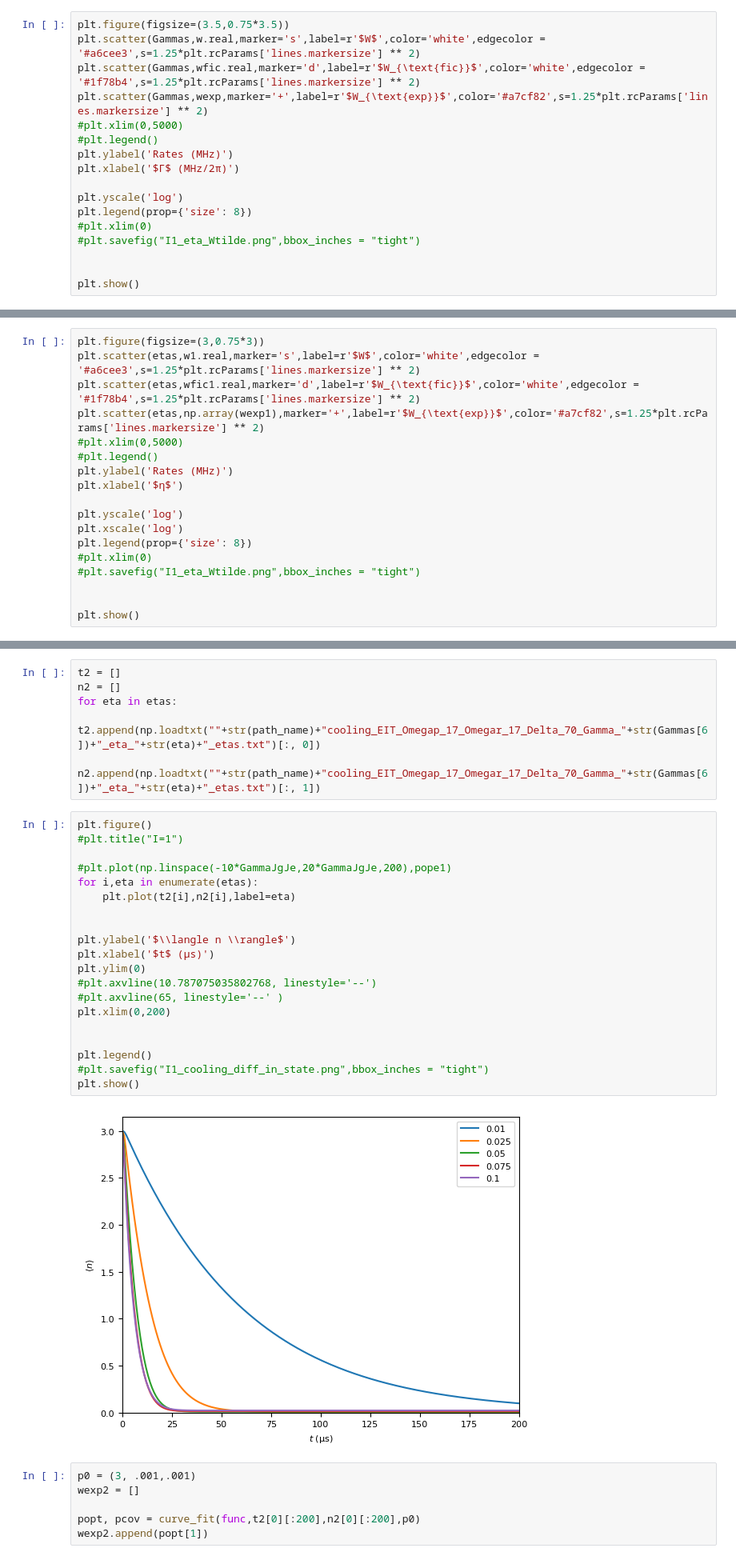
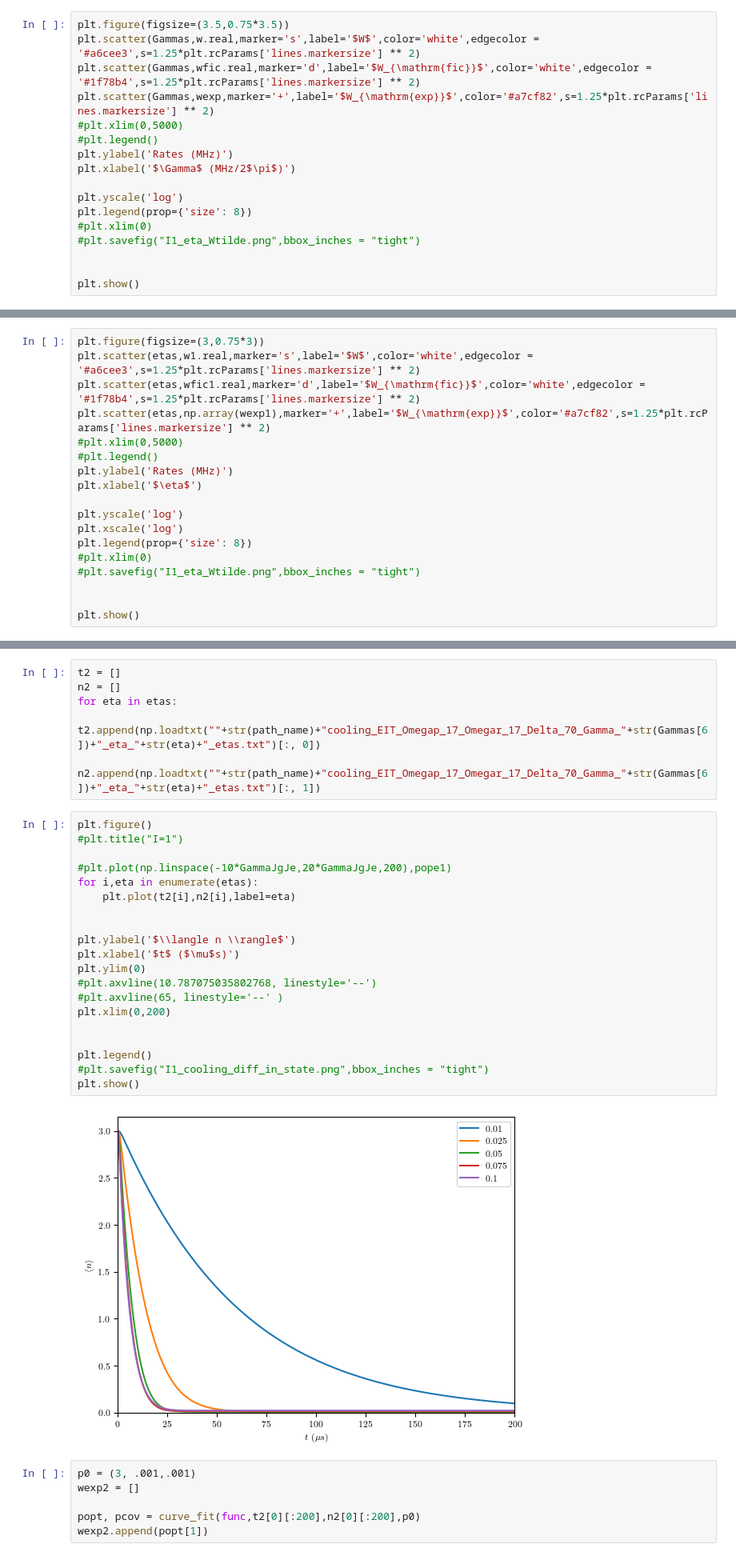
Before and after one commit to katyafouka/multi_eit, a Jupyter notebook: single_EIT/single_eit_plots_Gammas_etas.ipynb, the cells around one changed output, grey strips where cells are left out. Shown at 80% size. Drawn from its saved outputs; the diff is of its cells as text.

```diff
--- a/single_EIT/single_eit_plots_Gammas_etas.ipynb
+++ b/single_EIT/single_eit_plots_Gammas_etas.ipynb
@@ -325,13 +331,13 @@ for i in range(len(Gammas)):
 plt.rcParams.update({'font.size':8 })
 # %%
 plt.figure(figsize=(3.5,0.75*3.5))
-plt.scatter(Gammas,w.real,marker='s',label=r'$W$',color='white',edgecolor = '#a6cee3',s=1.25*plt.rcParams['lines.markersize'] ** 2)
-plt.scatter(Gammas,wfic.real,marker='d',label=r'$W_{\text{fic}}$',color='white',edgecolor = '#1f78b4',s=1.25*plt.rcParams['lines.markersize'] ** 2)
-plt.scatter(Gammas,wexp,marker='+',label=r'$W_{\text{exp}}$',color='#a7cf82',s=1.25*plt.rcParams['lines.markersize'] ** 2)
+plt.scatter(Gammas,w.real,marker='s',label='$W$',color='white',edgecolor = '#a6cee3',s=1.25*plt.rcParams['lines.markersize'] ** 2)
+plt.scatter(Gammas,wfic.real,marker='d',label='$W_{\mathrm{fic}}$',color='white',edgecolor = '#1f78b4',s=1.25*plt.rcParams['lines.markersize'] ** 2)
+plt.scatter(Gammas,wexp,marker='+',label='$W_{\mathrm{exp}}$',color='#a7cf82',s=1.25*plt.rcParams['lines.markersize'] ** 2)
 #plt.xlim(0,5000)
 #plt.legend()
 plt.ylabel('Rates (MHz)')
-plt.xlabel('$Γ$ (ΜΗz/2π)')
+plt.xlabel('$\Gamma$ (MHz/2$\pi$)')
 
 plt.yscale('log')
 plt.legend(prop={'size': 8})
@@ -400,13 +406,13 @@ for i in range(len(etas)):
     wexp1.append(popt[1])
 # %%
 plt.figure(figsize=(3,0.75*3))
-plt.scatter(etas,w1.real,marker='s',label=r'$W$',color='white',edgecolor = '#a6cee3',s=1.25*plt.rcParams['lines.markersize'] ** 2)
-plt.scatter(etas,wfic1.real,marker='d',label=r'$W_{\text{fic}}$',color='white',edgecolor = '#1f78b4',s=1.25*plt.rcParams['lines.markersize'] ** 2)
-plt.scatter(etas,np.array(wexp1),marker='+',label=r'$W_{\text{exp}}$',color='#a7cf82',s=1.25*plt.rcParams['lines.markersize'] ** 2)
+plt.scatter(etas,w1.real,marker='s',label='$W$',color='white',edgecolor = '#a6cee3',s=1.25*plt.rcParams['lines.markersize'] ** 2)
+plt.scatter(etas,wfic1.real,marker='d',label='$W_{\mathrm{fic}}$',color='white',edgecolor = '#1f78b4',s=1.25*plt.rcParams['lines.markersize'] ** 2)
+plt.scatter(etas,np.array(wexp1),marker='+',label='$W_{\mathrm{exp}}$',color='#a7cf82',s=1.25*plt.rcParams['lines.markersize'] ** 2)
 #plt.xlim(0,5000)
 #plt.legend()
 plt.ylabel('Rates (MHz)')
-plt.xlabel('$η$')
+plt.xlabel('$\eta$')
 
 plt.yscale('log')
 plt.xscale('log')
@@ -449,25 +455,25 @@ for eta in etas:
 # %%
 plt.figure()
 #plt.title("I=1")
 
 #plt.plot(np.linspace(-10*GammaJgJe,20*GammaJgJe,200),pope1)
 for i,eta in enumerate(etas):
     plt.plot(t2[i],n2[i],label=eta)
 
 
 plt.ylabel('$\\langle n \\rangle$')
-plt.xlabel('$t$ (μs)')
+plt.xlabel('$t$ ($\mu$s)')
 plt.ylim(0)
 #plt.axvline(10.787075035802768, linestyle='--')
 #plt.axvline(65, linestyle='--' )
 plt.xlim(0,200)
 
 
 plt.legend()
 #plt.savefig("I1_cooling_diff_in_state.png",bbox_inches = "tight")
 plt.show()
 # %% [output]
-[figure, old version]
+[figure, new version]
 # %%
 p0 = (3, .001,.001)
 wexp2 = []
```
Also changed, not shown: parts of 12 cells of this notebook.
